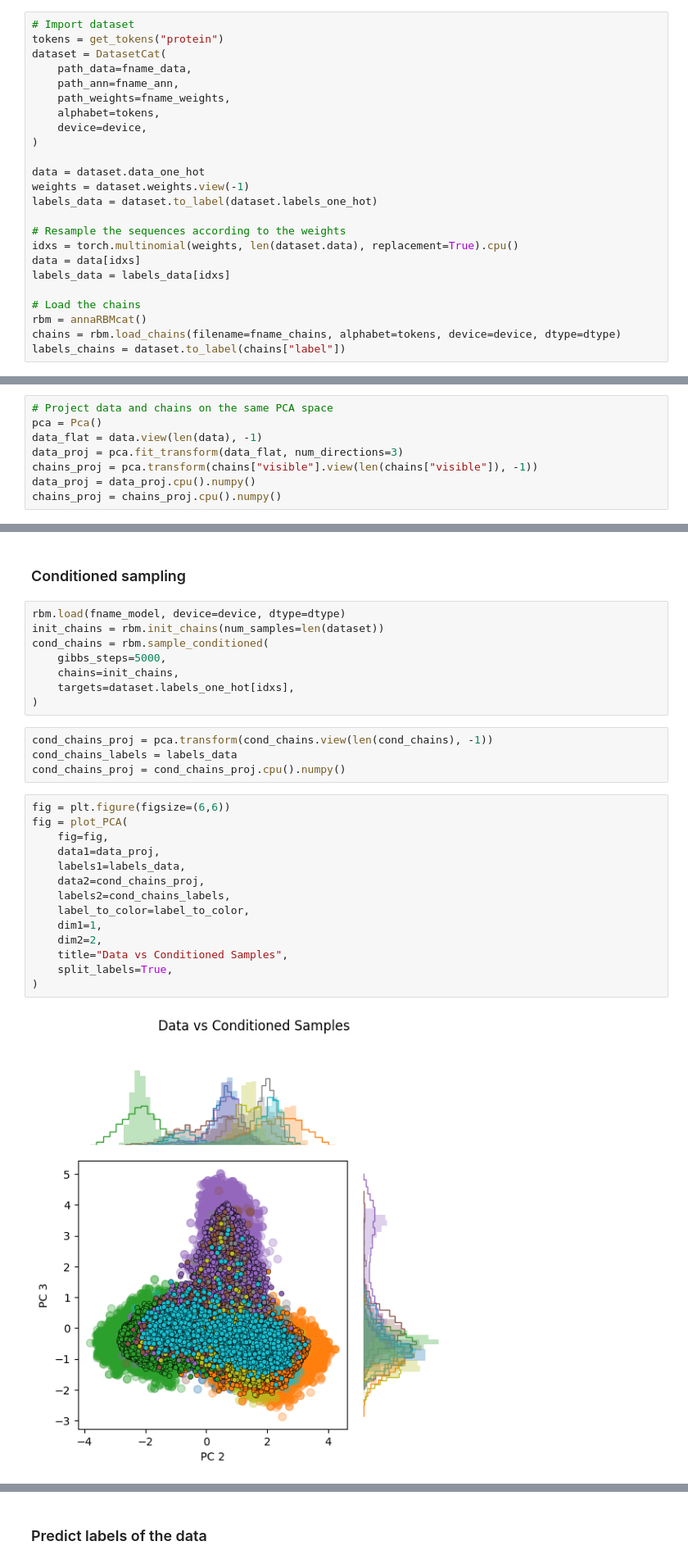
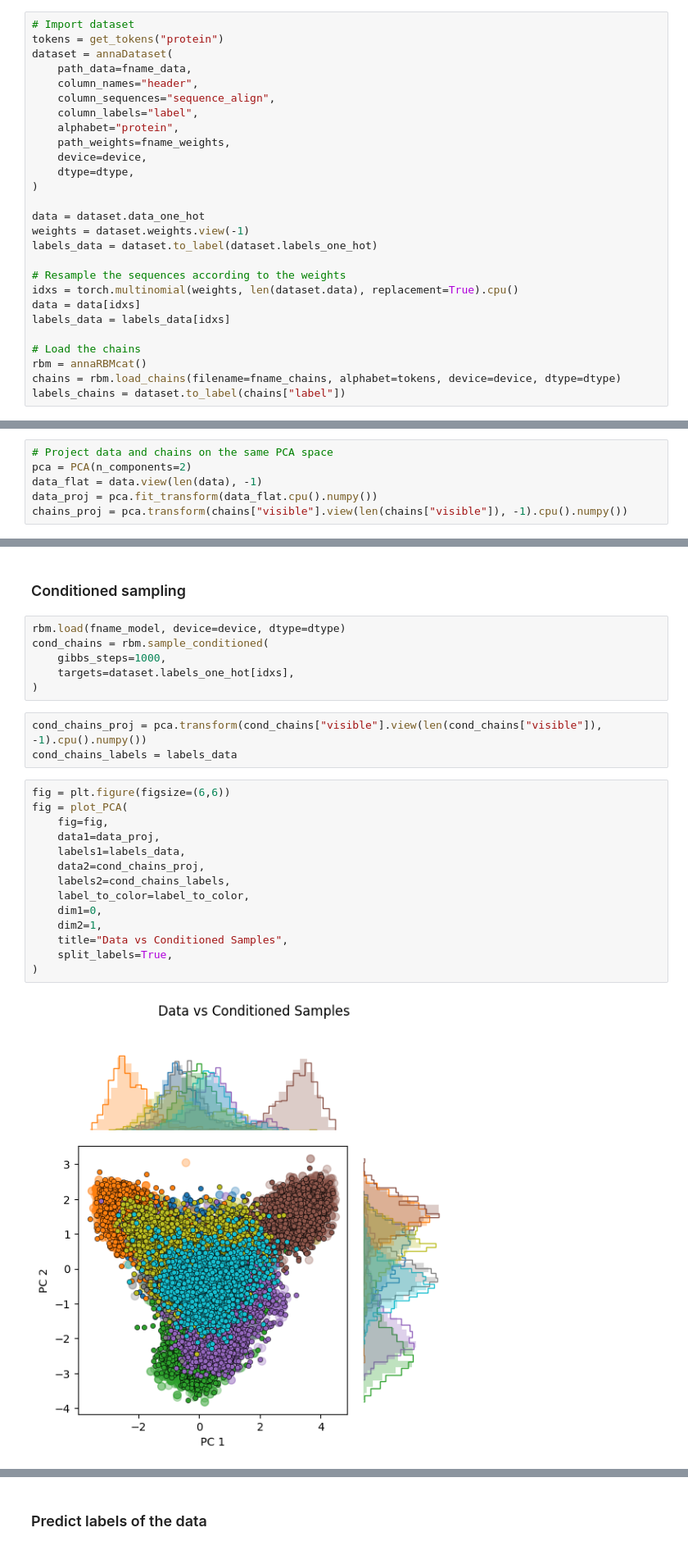
Before and after one commit to rossetl/annaDCA, a Jupyter notebook: tutorials/Sample_model.ipynb, the cells around one changed output, grey strips where cells are left out. Shown at 82% size. Drawn from its saved outputs; the diff is of its cells as text.

```diff
--- a/tutorials/Sample_model.ipynb
+++ b/tutorials/Sample_model.ipynb
@@ -22,12 +22,15 @@ dtype = torch.float32
 # %%
 # Import dataset
 tokens = get_tokens("protein")
-dataset = DatasetCat(
+dataset = annaDataset(
     path_data=fname_data,
-    path_ann=fname_ann,
+    column_names="header",
+    column_sequences="sequence_align",
+    column_labels="label",
+    alphabet="protein",
     path_weights=fname_weights,
-    alphabet=tokens,
     device=device,
+    dtype=dtype,
 )
 
 data = dataset.data_one_hot
@@ -48,11 +49,9 @@ Multi-sequence alignment imported: M = 49527, L = 112, q = 21, M_eff = 49527.
 # %%
 # Project data and chains on the same PCA space
-pca = Pca()
+pca = PCA(n_components=2)
 data_flat = data.view(len(data), -1)
-data_proj = pca.fit_transform(data_flat, num_directions=3)
-chains_proj = pca.transform(chains["visible"].view(len(chains["visible"]), -1))
-data_proj = data_proj.cpu().numpy()
-chains_proj = chains_proj.cpu().numpy()
+data_proj = pca.fit_transform(data_flat.cpu().numpy())
+chains_proj = pca.transform(chains["visible"].view(len(chains["visible"]), -1).cpu().numpy())
 # %%
 # Define the colors
 unique_labels = np.unique(labels_data)
@@ -139,32 +133,29 @@ ax[0].set_title("Eigenvalues history");
 ### Conditioned sampling
 # %%
 rbm.load(fname_model, device=device, dtype=dtype)
-init_chains = rbm.init_chains(num_samples=len(dataset))
 cond_chains = rbm.sample_conditioned(
-    gibbs_steps=5000,
-    chains=init_chains,
+    gibbs_steps=1000,
     targets=dataset.labels_one_hot[idxs],
 )
 # %%
-cond_chains_proj = pca.transform(cond_chains.view(len(cond_chains), -1))
+cond_chains_proj = pca.transform(cond_chains["visible"].view(len(cond_chains["visible"]), -1).cpu().numpy())
 cond_chains_labels = labels_data
-cond_chains_proj = cond_chains_proj.cpu().numpy()
 # %%
 fig = plt.figure(figsize=(6,6))
 fig = plot_PCA(
     fig=fig,
     data1=data_proj,
     labels1=labels_data,
     data2=cond_chains_proj,
     labels2=cond_chains_labels,
     label_to_color=label_to_color,
-    dim1=1,
-    dim2=2,
+    dim1=0,
+    dim2=1,
     title="Data vs Conditioned Samples",
     split_labels=True,
 )
 # %% [output]
-[figure, old version]
+[figure, new version]
 # %%
 # Plot pca of conditioned chains and data but only one label
 label_idx = 1
```
Also changed, not shown: parts of 11 cells of this notebook, 9 other files.
